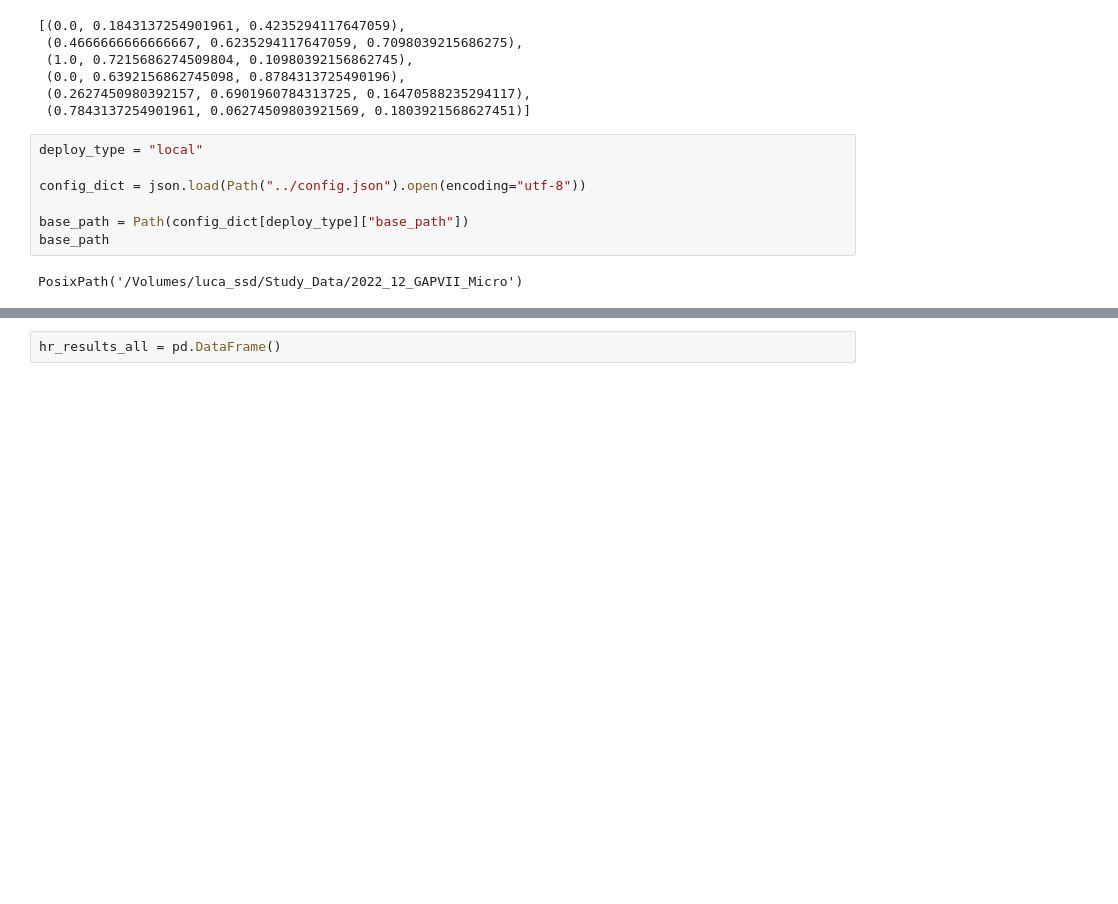
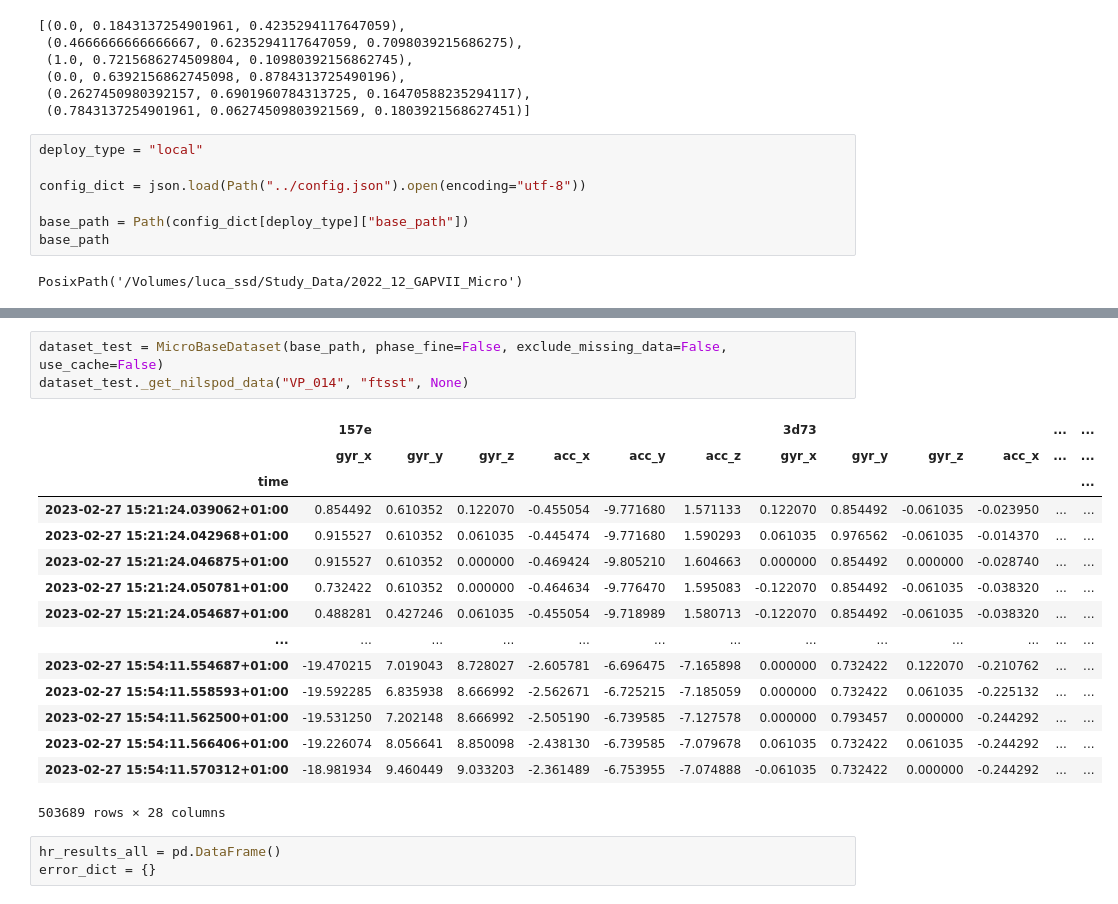
Before and after one commit to empkins/empkins-d03-preprocessing, a Jupyter notebook: experiments/2022_12_micro/nilspod/Extract_HRV_Phases.ipynb, the cells around one changed output, grey strips where cells are left out. Cells and saved outputs as stored; diff of their text form; blank space fills up the shorter version.

Commit message:
Nilspod pre-final

```diff
--- a/experiments/2022_12_micro/nilspod/Extract_HRV_Phases.ipynb
+++ b/experiments/2022_12_micro/nilspod/Extract_HRV_Phases.ipynb
@@ -63,5 +63,25 @@ MicroBaseDataset [1696 groups/rows]
+# %%
+dataset_test = MicroBaseDataset(base_path, phase_fine=False, exclude_missing_data=False, use_cache=False)
+dataset_test._get_nilspod_data("VP_014", "ftsst", None)
+# %% [output]
+|  | 157e |  |  |  |  |  | 3d73 |  |  |  | ... | ... |
+|  | gyr_x | gyr_y | gyr_z | acc_x | acc_y | acc_z | gyr_x | gyr_y | gyr_z | acc_x | ... | ... |
+| time |  |  |  |  |  |  |  |  |  |  |  | ... |
+| 2023-02-27 15:21:24.039062+01:00 | 0.854492 | 0.610352 | 0.122070 | -0.455054 | -9.771680 | 1.571133 | 0.122070 | 0.854492 | -0.061035 | -0.023950 | ... | ... |
+| 2023-02-27 15:21:24.042968+01:00 | 0.915527 | 0.610352 | 0.061035 | -0.445474 | -9.771680 | 1.590293 | 0.061035 | 0.976562 | -0.061035 | -0.014370 | ... | ... |
+| 2023-02-27 15:21:24.046875+01:00 | 0.915527 | 0.610352 | 0.000000 | -0.469424 | -9.805210 | 1.604663 | 0.000000 | 0.854492 | 0.000000 | -0.028740 | ... | ... |
+| 2023-02-27 15:21:24.050781+01:00 | 0.732422 | 0.610352 | 0.000000 | -0.464634 | -9.776470 | 1.595083 | -0.122070 | 0.854492 | -0.061035 | -0.038320 | ... | ... |
+| 2023-02-27 15:21:24.054687+01:00 | 0.488281 | 0.427246 | 0.061035 | -0.455054 | -9.718989 | 1.580713 | -0.122070 | 0.854492 | -0.061035 | -0.038320 | ... | ... |
+| ... | ... | ... | ... | ... | ... | ... | ... | ... | ... | ... | ... | ... |
+| 2023-02-27 15:54:11.554687+01:00 | -19.470215 | 7.019043 | 8.728027 | -2.605781 | -6.696475 | -7.165898 | 0.000000 | 0.732422 | 0.122070 | -0.210762 | ... | ... |
+| 2023-02-27 15:54:11.558593+01:00 | -19.592285 | 6.835938 | 8.666992 | -2.562671 | -6.725215 | -7.185059 | 0.000000 | 0.732422 | 0.061035 | -0.225132 | ... | ... |
+| 2023-02-27 15:54:11.562500+01:00 | -19.531250 | 7.202148 | 8.666992 | -2.505190 | -6.739585 | -7.127578 | 0.000000 | 0.793457 | 0.000000 | -0.244292 | ... | ... |
+| 2023-02-27 15:54:11.566406+01:00 | -19.226074 | 8.056641 | 8.850098 | -2.438130 | -6.739585 | -7.079678 | 0.061035 | 0.732422 | 0.061035 | -0.244292 | ... | ... |
+| 2023-02-27 15:54:11.570312+01:00 | -18.981934 | 9.460449 | 9.033203 | -2.361489 | -6.753955 | -7.074888 | -0.061035 | 0.732422 | 0.000000 | -0.244292 | ... | ... |
+503689 rows × 28 columns
 # %%
 hr_results_all = pd.DataFrame()
+error_dict = {}
 # %%
 for subset in dataset.groupby(["subject", "condition", "phase"]):
 
```
Also changed, not shown: parts of 21 cells of this notebook, 2 other files.
